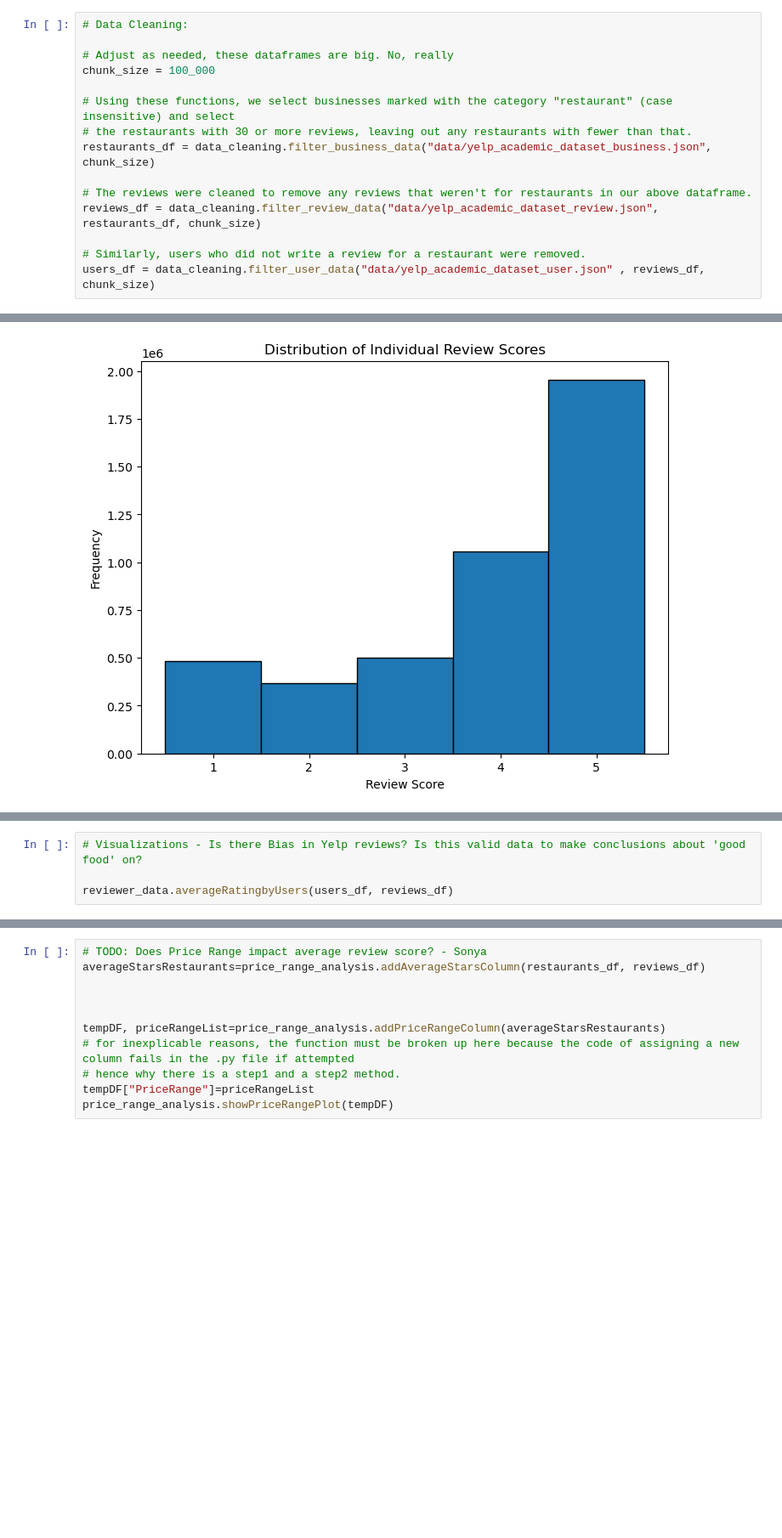
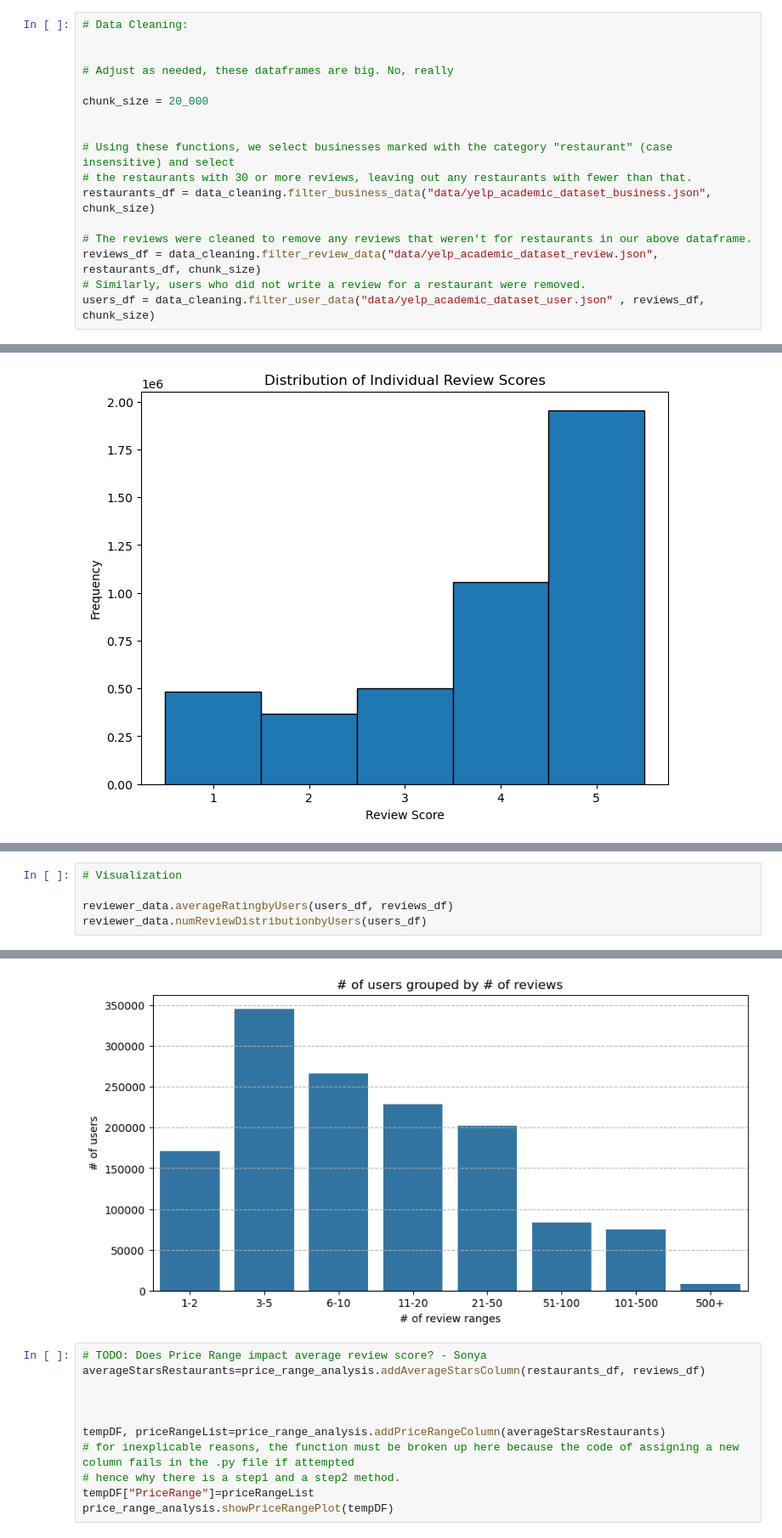
Before and after one commit to uic-cs418/group-project-better-late-than-never, a Jupyter notebook: progress_report.ipynb, the cells around one changed output, grey strips where cells are left out. Shown: that part at 85% size. Drawn from its saved outputs; the diff is of its cells as text; blank space fills up the shorter version.

```diff
--- a/progress_report.ipynb
+++ b/progress_report.ipynb
@@ -20,8 +20,11 @@ import text_analysis
 # %%
 # Data Cleaning:
 
+
 # Adjust as needed, these dataframes are big. No, really
-chunk_size = 100_000
+
+chunk_size = 20_000
+
 
 # Using these functions, we select businesses marked with the category "restaurant" (case insensitive) and select
 # the restaurants with 30 or more reviews, leaving out any restaurants with fewer than that.
@@ -29,7 +32,6 @@ restaurants_df = data_cleaning.filter_business_data("data/yelp_academic_dataset_
 
 # The reviews were cleaned to remove any reviews that weren't for restaurants in our above dataframe.
 reviews_df = data_cleaning.filter_review_data("data/yelp_academic_dataset_review.json", restaurants_df, chunk_size)
-
 # Similarly, users who did not write a review for a restaurant were removed.
 users_df = data_cleaning.filter_user_data("data/yelp_academic_dataset_user.json" , reviews_df, chunk_size)
 # %%
@@ -81,9 +91,11 @@ Total reviews for these restaurants: 4371282
 # %%
-# Visualizations - Is there Bias in Yelp reviews? Is this valid data to make conclusions about 'good food' on?
+# Visualization
 
 reviewer_data.averageRatingbyUsers(users_df, reviews_df)
+reviewer_data.numReviewDistributionbyUsers(users_df)
 # %% [output]
 [figure]
+[figure, added]
 # %%
 # TODO: Does Price Range impact average review score? - Sonya
 averageStarsRestaurants=price_range_analysis.addAverageStarsColumn(restaurants_df, reviews_df)
```
Also changed, not shown: parts of 3 cells of this notebook.
